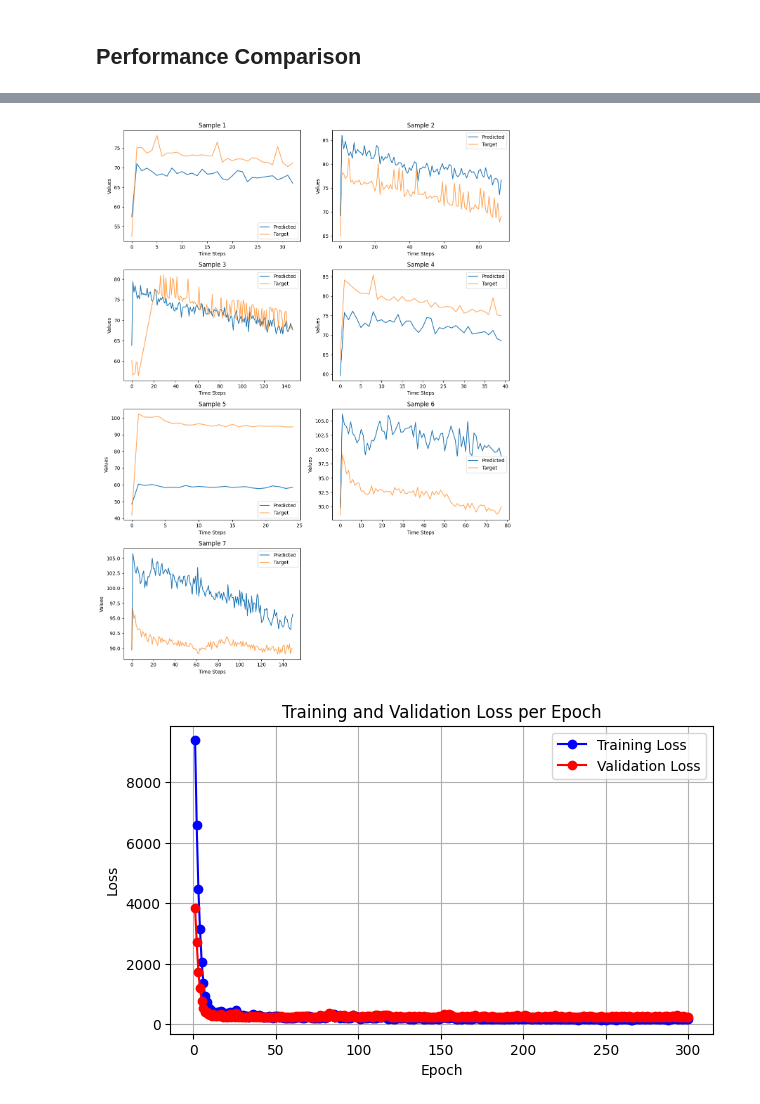
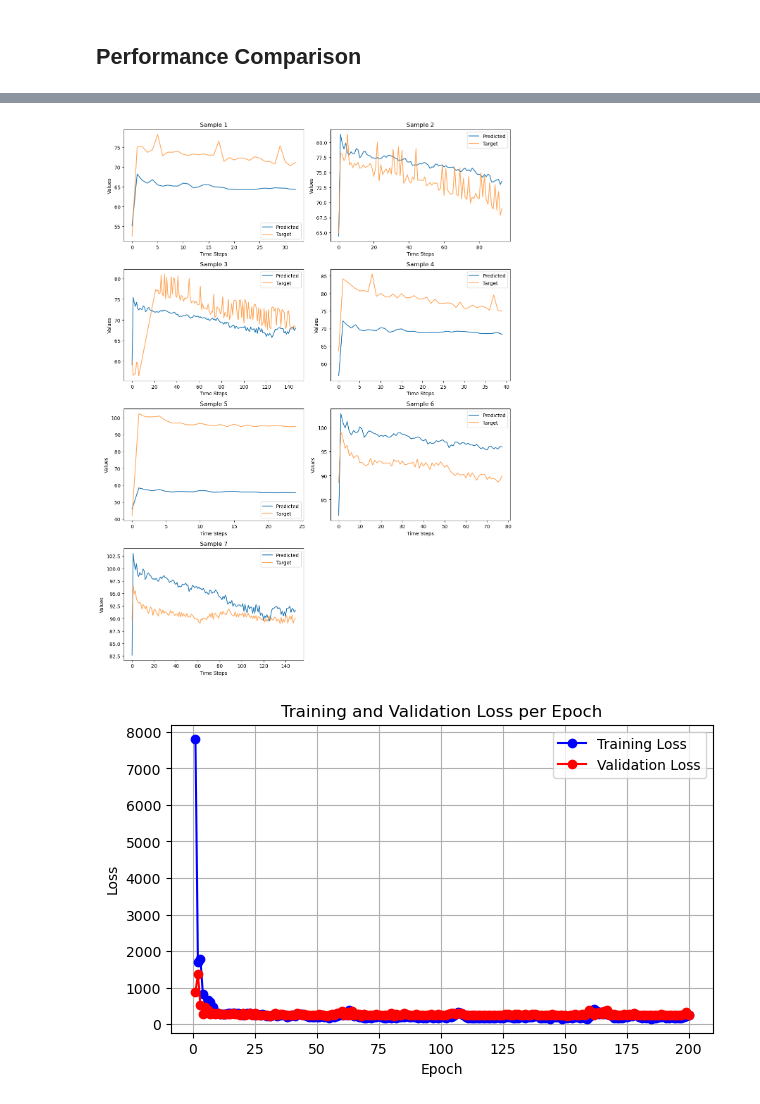
Before and after one commit to VictorH2208/Capstone-CNN, a Jupyter notebook: CNN/cnn_v3.ipynb, the cells around one changed output, grey strips where cells are left out. Drawn from its saved outputs; the diff is of its cells as text; code cells hidden in the pictures.

```diff
--- a/CNN/cnn_v3.ipynb
+++ b/CNN/cnn_v3.ipynb
@@ -21,0 +22,5 @@ device = torch.device("mps")
+# %%
+device = torch.device("cuda")
+seed = 42
+np.random.seed(seed)
+torch.manual_seed(seed)
@@ -268,8 +275,17 @@ def train(model, train_loader, val_loader, test_loader, criterion, optimizer, ep
             average_val_loss = running_val_loss / len(val_loader)
             val_losses.append(average_val_loss)
 
-        if (epoch + 1) % 10 == 0:
+        if (epoch + 1) % 20 == 0:
             print(f"Epoch {epoch + 1}, Training Loss: {average_loss}, Validation Loss: {average_val_loss}")
+
+        if epoch == epochs - 1:
+            # Flatten the validation target and prediction lists
+            flat_val_target = torch.cat([t.flatten() for t in val_target])
+            flat_val_predict = torch.cat([p.flatten() for p in val_predict])
+
+            # Calculate Pearson's R
+            pearson_r, _ = pearsonr(flat_val_target.cpu().numpy(), flat_val_predict.cpu().numpy())
+            print(f"Epoch {epoch + 1}, Pearson's R: {pearson_r}")
 
         model.train()
 
@@ -318,7 +334,6 @@ def train(model, train_loader, val_loader, test_loader, criterion, optimizer, ep
             outputs_masked = torch.masked_select(outputs, mask).to(device)
             y_masked = torch.masked_select(y, mask).to(device)
 
-            loss = criterion(outputs_masked, y_masked)
             output_ls.append(outputs[:, :lengths])
             target_ls.append(y[:, :lengths])
 
@@ -326,6 +341,11 @@ def train(model, train_loader, val_loader, test_loader, criterion, optimizer, ep
             test_loss += case_loss
 
     test_loss /= len(test_loader.dataset)
+
+    # Flatten the test target and prediction lists
+    flat_test_target = torch.cat([t.flatten() for t in target_ls])
+    flat_test_predict = torch.cat([p.flatten() for p in output_ls])
+    pearson_r, _ = pearsonr(flat_test_target.cpu().numpy(), flat_test_predict.cpu().numpy())
 
     # Determine the number of rows and columns for subplots
     num_samples = len(output_ls)
@@ -346,7 +366,7 @@ def train(model, train_loader, val_loader, test_loader, criterion, optimizer, ep
     plt.tight_layout()
     plt.show()
 
-    print(f'Test set: Average loss: {test_loss:.4f}')
+    print(f'Test set: Average loss: {test_loss:.4f}, Pearson\'s R: {pearson_r}')
 # %%
 class CNN(nn.Module):
     def __init__(self, kernel=3, num_filters=64, num_in_channels=3, padding=0):
@@ -365,12 +385,24 @@ class CNN(nn.Module):
             nn.ReLU(),
             nn.MaxPool1d(kernel_size=2),
         )
+        conv_output_size = self._calculate_conv_output_size(max_l, kernel, padding)
+        self.fc1 = torch.nn.Linear(conv_output_size, 128)
+        init.uniform_(self.fc1.weight, -0.01, 0.01)
 
         self.fc_seq = torch.nn.Sequential(
-            torch.nn.Linear(45056, 128),
+            self.fc1,
             torch.nn.ReLU()
         )
+
         self.final_layer = nn.Linear(in_features=128, out_features=max_y)
+        init.uniform_(self.final_layer.weight, -0.01, 0.01)
+
+    def _calculate_conv_output_size(self, input_length, kernel, padding):
+        size = (input_length - kernel + 2 * padding) + 1
+        size = size // 2
+        size = (size - kernel + 2 * padding) + 1
+        size = size // 2
+        return size * 128
 
     def forward(self, x):
         x = self.conv_seq(x)
@@ -381,9 +413,9 @@ class CNN(nn.Module):
 # %% [markdown]
 ## Performance Comparison
 # %%
-epochs = 300
+epochs = 200
 model = CNN(kernel=3, num_filters=64).to(device)
-optimizer = torch.optim.Adam(model.parameters(), lr=0.0005, amsgrad=True)
+optimizer = torch.optim.Adam(model.parameters(), lr=0.001, weight_decay=0.000001, betas=(0.9, 0.999), eps=1e-08, amsgrad=True)
 criterion = nn.MSELoss()
 
 train(model, train_loader, val_loader, test_loader, criterion, optimizer, epochs)
@@ -408,2 +434,2 @@ Epoch 300, Training Loss: 156.68529205322267, Validation Loss: 241.1137371063232
-[figure, old version]
+[figure, new version]
-[figure, old version]
+[figure, new version]
```
Also changed, not shown: parts of 5 cells of this notebook, 1 other file.
